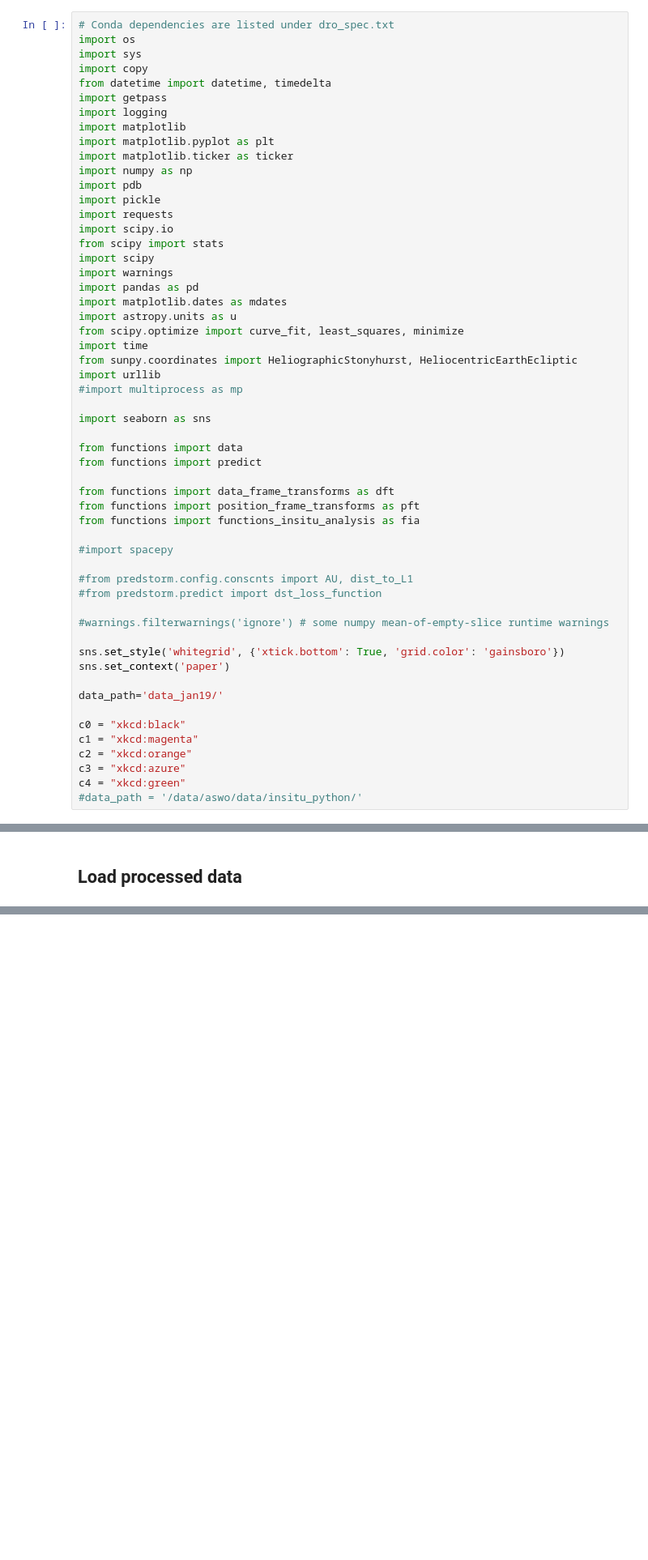
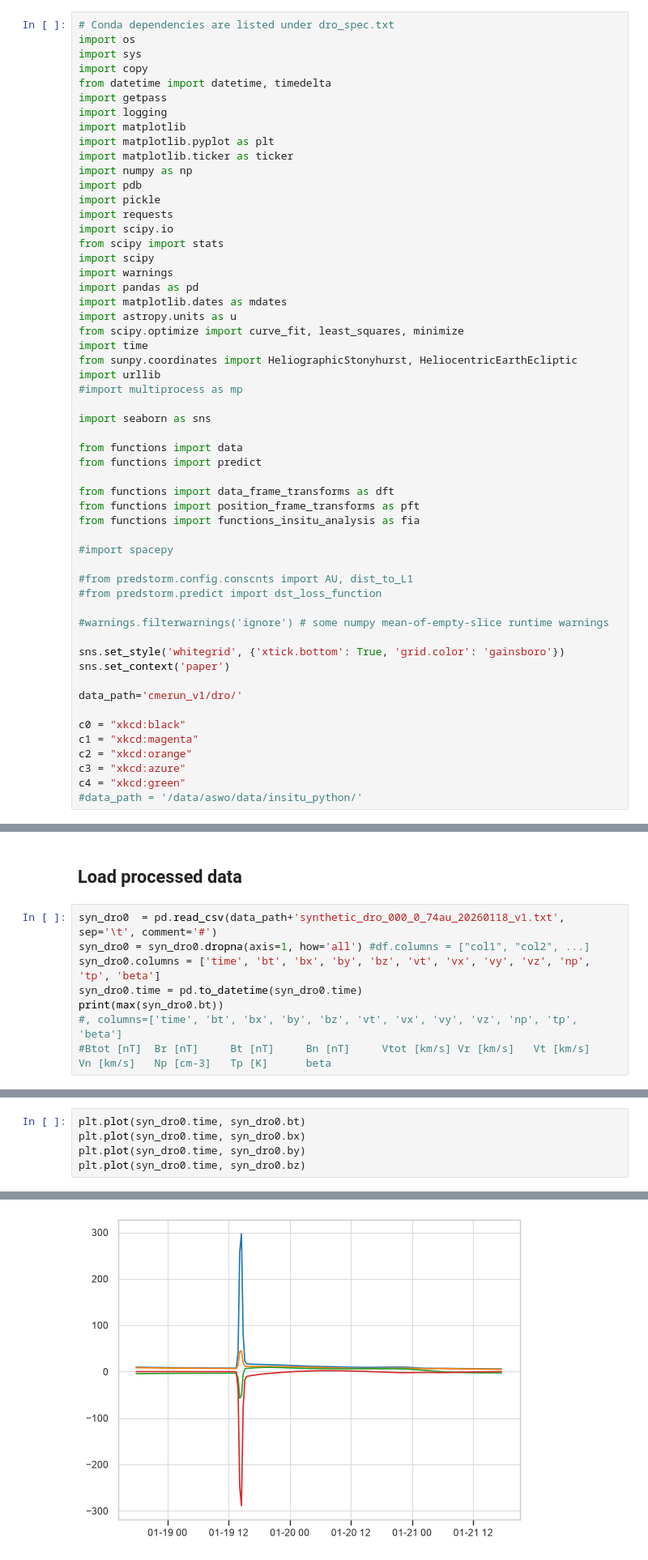
Before and after one commit to EvaWeiler/DRO-Study, a Jupyter notebook: dro_study.ipynb, the cells around one changed output, grey strips where cells are left out. Shown at 81% size. Drawn from its saved outputs; the diff is of its cells as text; blank space fills up the shorter version.

```diff
--- a/dro_study.ipynb
+++ b/dro_study.ipynb
@@ -47,7 +47,7 @@ from functions import functions_insitu_analysis as fia
 sns.set_style('whitegrid', {'xtick.bottom': True, 'grid.color': 'gainsboro'})
 sns.set_context('paper')
 
-data_path='data_jan19/'
+data_path='cmerun_v1/dro/'
 
 c0 = "xkcd:black"
 c1 = "xkcd:magenta"
@@ -60,2 +58,10 @@ SyntaxError: invalid syntax (3002929386.py, line 34)
 # %% [markdown]
 ## Load processed data
+# %%
+syn_dro0  = pd.read_csv(data_path+'synthetic_dro_000_0_74au_20260118_v1.txt', sep='\t', comment='#')
+syn_dro0 = syn_dro0.dropna(axis=1, how='all') #df.columns = ["col1", "col2", ...]
+syn_dro0.columns = ['time', 'bt', 'bx', 'by', 'bz', 'vt', 'vx', 'vy', 'vz', 'np', 'tp', 'beta']
+syn_dro0.time = pd.to_datetime(syn_dro0.time)
+print(max(syn_dro0.bt))
+#, columns=['time', 'bt', 'bx', 'by', 'bz', 'vt', 'vx', 'vy', 'vz', 'np', 'tp', 'beta']
+#Btot [nT]	Br [nT]		Bt [nT]		Bn [nT]		Vtot [km/s]	Vr [km/s]	Vt [km/s]	Vn [km/s]	Np [cm-3]	Tp [K]		beta
@@ -61,0 +70,6 @@ SyntaxError: invalid syntax (3002929386.py, line 34)
+# %%
+plt.plot(syn_dro0.time, syn_dro0.bt)
+plt.plot(syn_dro0.time, syn_dro0.bx)
+plt.plot(syn_dro0.time, syn_dro0.by)
+plt.plot(syn_dro0.time, syn_dro0.bz)
+# %% [output]
@@ -62,3 +77,4 @@ SyntaxError: invalid syntax (3002929386.py, line 34)
+[figure, added]
 # %% [markdown]
 ### April 2023
 # %%
```
Also changed, not shown: parts of 3 cells of this notebook.
